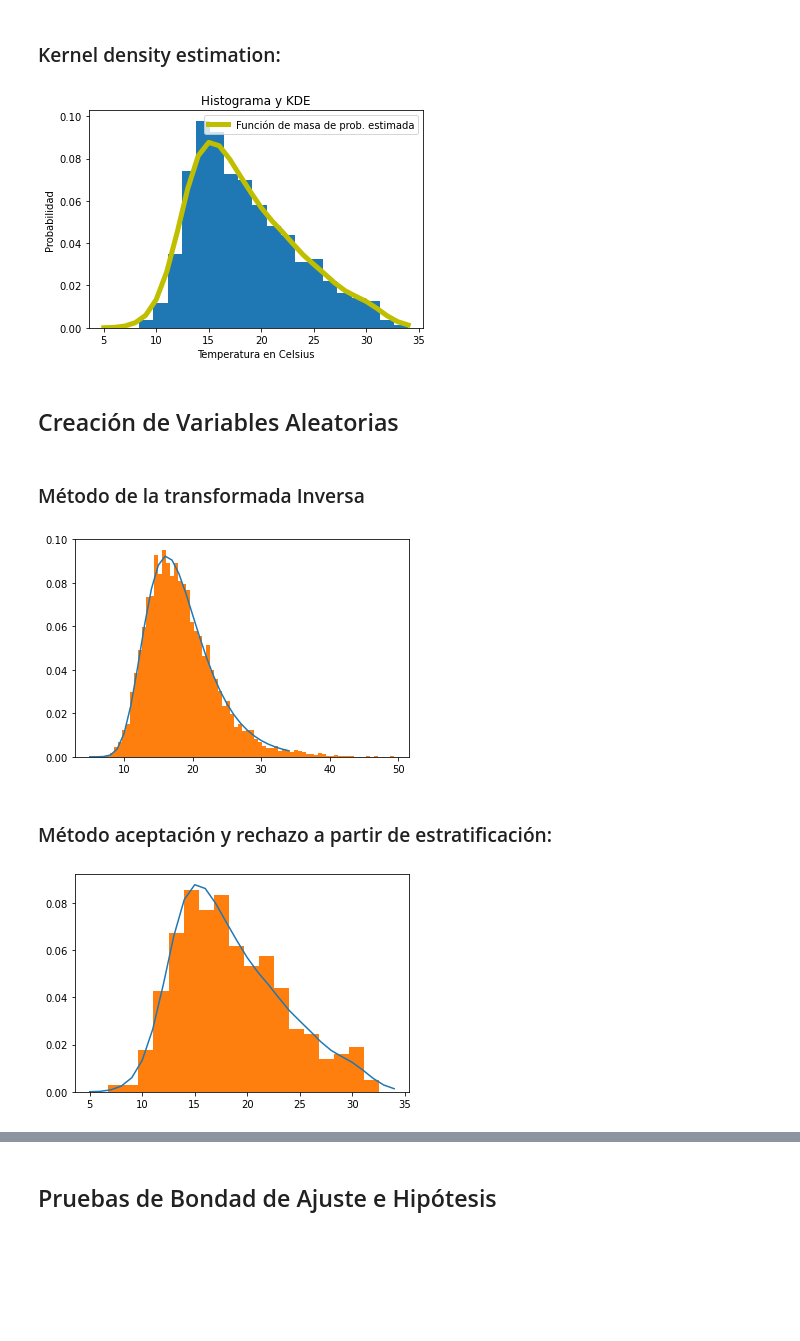
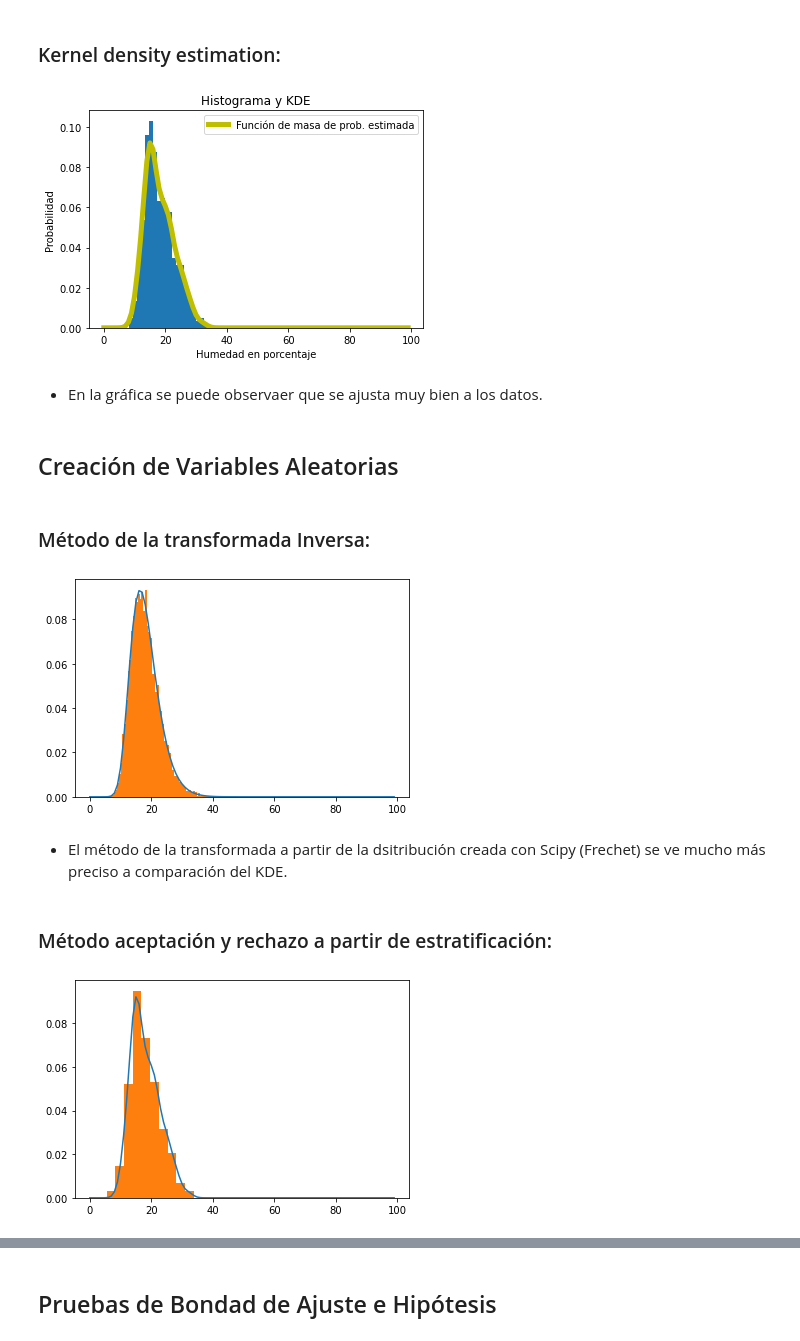
Before and after one commit to PintorOD1997/ProyectoConjunto_LandaverdeI_PintorD, a Jupyter notebook: ProyectoModulo1_OchoaD_MercadoI.ipynb, the cells around one changed output, grey strips where cells are left out. Saved outputs shown, nothing was run; the diff lists cells and outputs as text; code cells hidden in the pictures; blank space fills up the shorter version.

```diff
--- a/ProyectoModulo1_OchoaD_MercadoI.ipynb
+++ b/ProyectoModulo1_OchoaD_MercadoI.ipynb
@@ -843,37 +899,41 @@ Estadístico de Chi2 = 22.362032494826934
 # %% [markdown]
 ### Kernel density estimation:
 # %%
-dom = np.arange(5,35) #Dominio de la variable
+dom = np.arange(0,100) #Dominio de la variable
 plt.hist(temper,bins="auto",density=True)
 f = kde_statsmodels_m(temper)
 plt.plot(dom, f(dom), label='Función de masa de prob. estimada', color='y', linewidth=5)
-plt.xlabel('Temperatura en Celsius')
+plt.xlabel('Humedad en porcentaje')
 plt.ylabel('Probabilidad')
 plt.title("Histograma y KDE")
 plt.legend()
 plt.show()
 # %% [output]
-[figure, old version]
+[figure, new version]
+# %% [markdown]
+* En la gráfica se puede observaer que se ajusta muy bien a los datos.
 # %% [markdown]
 ## Creación de Variables Aleatorias
 # %% [markdown]
-### Método de la transformada Inversa
+### Método de la transformada Inversa:
 # %%
-# A partir de la distribución obtenida por Scipy, argus
+# A partir de la distribución obtenida por Scipy, Frechet
 temper_aleatoria1 = trans_inversa(dist,p,10000)
 plt.plot(dom,dist(*p).pdf(dom))
-plt.hist(temper_aleatoria1,bins="auto",density=True);
+plt.hist(temper_aleatoria1,bins = "auto",density=True);
 # %% [output]
-[figure, old version]
+[figure, new version]
+# %% [markdown]
+* El método de la transformada a partir de la dsitribución creada con Scipy (Frechet) se ve mucho más preciso a comparación del KDE.
 # %% [markdown]
 ### Método aceptación y rechazo a partir de estratificación:
 # %%
 #Creación de uniformes estratificados
 #Método aceptación/rechazo a partir de la función generada por KDE
 # Máximo de la función
 maximo = max_func(f,dom)
-temperatura_aleatoria2 = a_r(f,maximo,dom)
+temper_aleatoria2 = a_r(f,maximo,dom)
 plt.plot(dom,f(dom))
-plt.hist(temperatura_aleatoria2,bins="auto",density=True);
+plt.hist(temper_aleatoria2,density=True);
 # %% [output]
-[figure, old version]
+[figure, new version]
```
Also changed, not shown: parts of 53 cells of this notebook.
